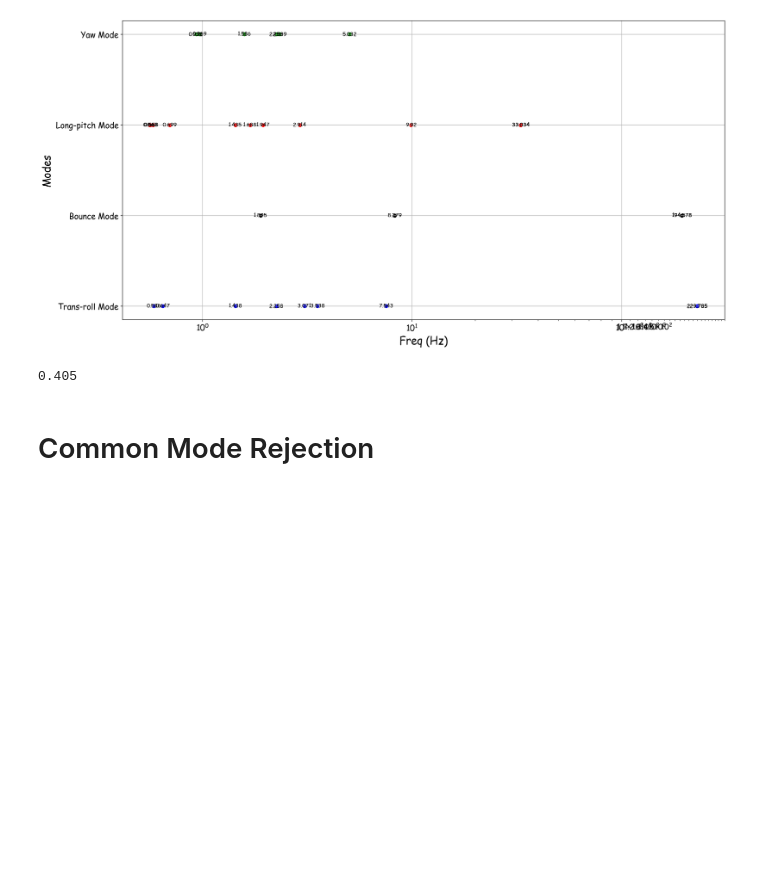
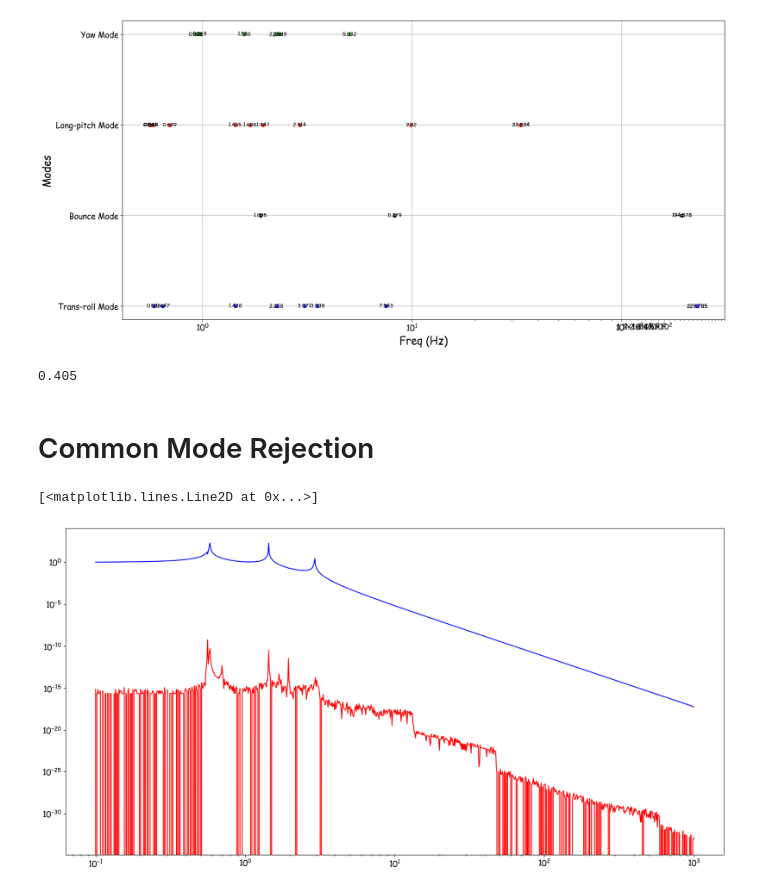
Before and after one commit to Cosmos1998/CommonPlatformTriple_4B4W_2x4B4W4W, a Jupyter notebook: CommonPlatformTriple_4B4W_2x4B4W4WNumPyWrapperTest.ipynb, the cells around one changed output. Drawn from its saved outputs; the diff is of its cells as text; code cells hidden in the pictures; blank space fills up the shorter version.

```diff
--- a/CommonPlatformTriple_4B4W_2x4B4W4WNumPyWrapperTest.ipynb
+++ b/CommonPlatformTriple_4B4W_2x4B4W4WNumPyWrapperTest.ipynb
@@ -485,5 +514,20 @@ mode_forest(modes1, fig, ax)
 # %% [markdown]
 # Common Mode Rejection
 # %%
-tf_plat_optI = trimio_tf(pend1,["x00"],["x3I"])
-tf_plat_cav = trimio_tf(pend1,["x00"],[""])
+tf_plat_optI = tpmodel.trimio(pend1,["x00"],["x3I"])
+
+tf_plat_optE = tpmodel.trimio(pend1,["x00"],["x3E"])
+
+
+
+mag_diff, _, omega = ct.frequency_response(tf_plat_optI-tf_plat_optE,omega_limits=[2*pi*0.1,2*pi*1000], Hz = False)
+mag_optE, _, omega = ct.frequency_response(tf_plat_optE,omega_limits=[2*pi*0.1,2*pi*1000], Hz = False)
+freq = np.array(omega)/(2*np.pi)
+fig,ax= plt.subplots(figsize = (20,10))
+# 0.1 in the denominator corresponds to
+# ax.loglog(freq,MirrorLong_CryoVert*1e-6*np.sqrt(2),"-b", label="Length Noise due to vertical Cryocooler noise")
+ax.loglog(freq,mag_diff,"-r", label="Cav motion")
+ax.loglog(freq,mag_optE,"-b", label="End mass motion")
+# %% [output]
+[<matplotlib.lines.Line2D at 0x...>]
+[figure, added]
```
Also changed, not shown: parts of 6 cells of this notebook.
